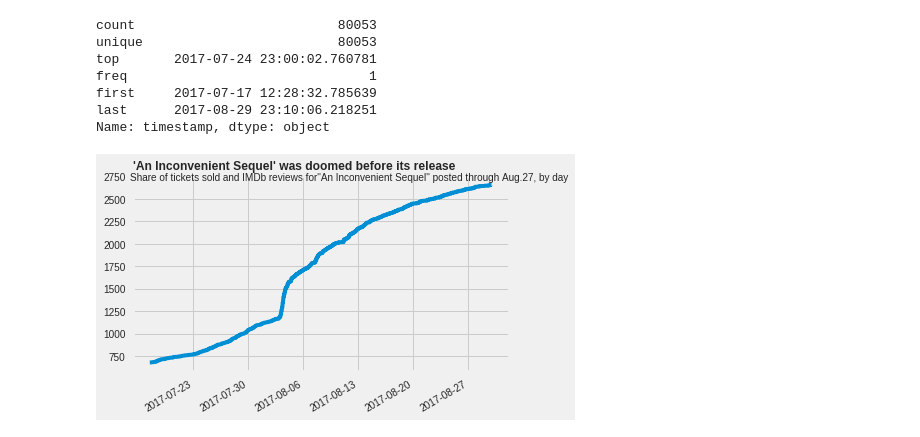
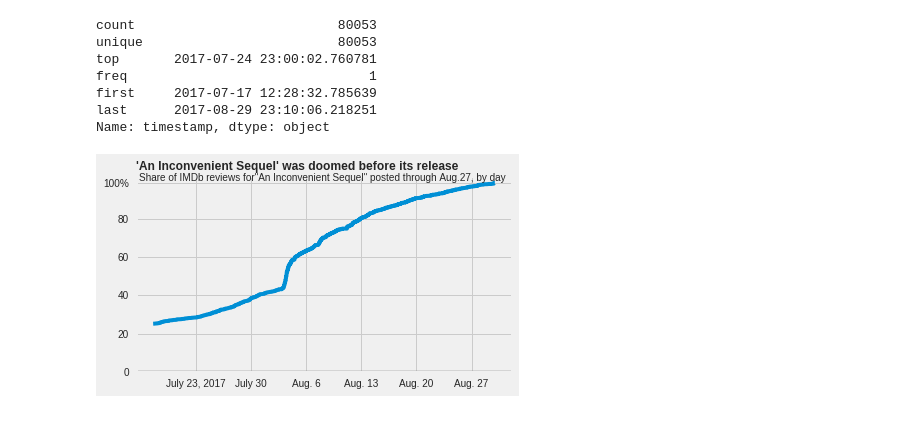
Before and after one commit to bloominstituteoftechnology/DS-Sprint-02-Storytelling-With-Data, a Jupyter notebook: module3-make-explanatory-visualizations/LS_DS_123_Make_explanatory_visualizations.ipynb, the cells around one changed output. Cells and saved outputs as stored; diff of their text form; code cells hidden in the pictures.

```diff
--- a/module3-make-explanatory-visualizations/LS_DS_123_Make_explanatory_visualizations.ipynb
+++ b/module3-make-explanatory-visualizations/LS_DS_123_Make_explanatory_visualizations.ipynb
@@ -70,22 +98,25 @@ Name: timestamp, dtype: object
 # %%
 # Data
 # doomed.set_index('timestamp', inplace=True)
 
 # Plot
 plt.style.use('fivethirtyeight')
+# fig, ax = plt.subplots(figsize=(8, 5), facecolor='w')
 ax = doomed[doomed.category == 'IMDb users'].respondents.plot.line()
 
-# ax.get_legend().remove()
 
 ax.set_title("'An Inconvenient Sequel' was doomed before its release",
              loc='left', fontsize=12, fontweight='bold')
-plt.suptitle('Share of tickets sold and IMDb reviews for' +
+plt.suptitle('Share of IMDb reviews for' +
              '"An Inconvenient Sequel" posted through Aug.27, by day',
-             x=0.58, y=0.89, fontsize=10)
+             x=0.51, y=0.89, fontsize=10)
 
 ax.set(xlabel='')
 ax.set_xticks(['2017-07-23', '2017-07-30', '2017-08-06', '2017-08-13',
                '2017-08-20', '2017-08-27']);
-# ax.set_yticks(['0', '20', '40', '60', '80', '100%']);
+ax.set_xticklabels(['July 23, 2017', 'July 30', 'Aug. 6', 'Aug. 13', 'Aug. 20', 'Aug. 27'], rotation=0, ha='center')
+ax.set_yticks([0, 540, 1080, 1620, 2160, 2662]);
+ax.set_yticklabels(['0', '20', '40', '60', '80', '100%'])
+ax.axhline(color='grey', linewidth=3.49);
 # %% [output]
-[figure, old version]
+[figure, new version]
```
Also changed, not shown: parts of 5 cells of this notebook.
